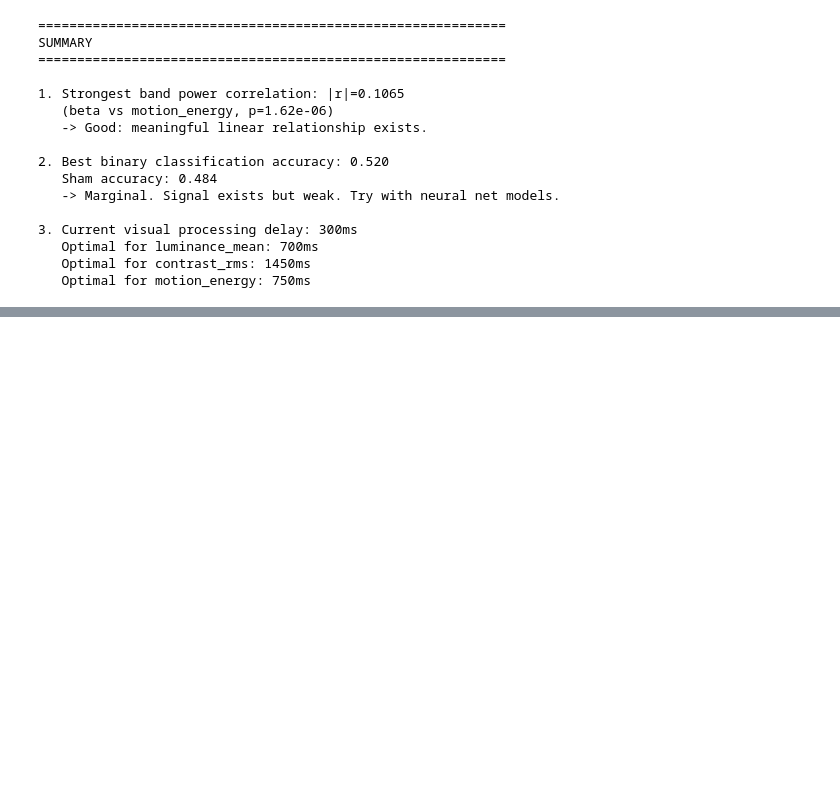
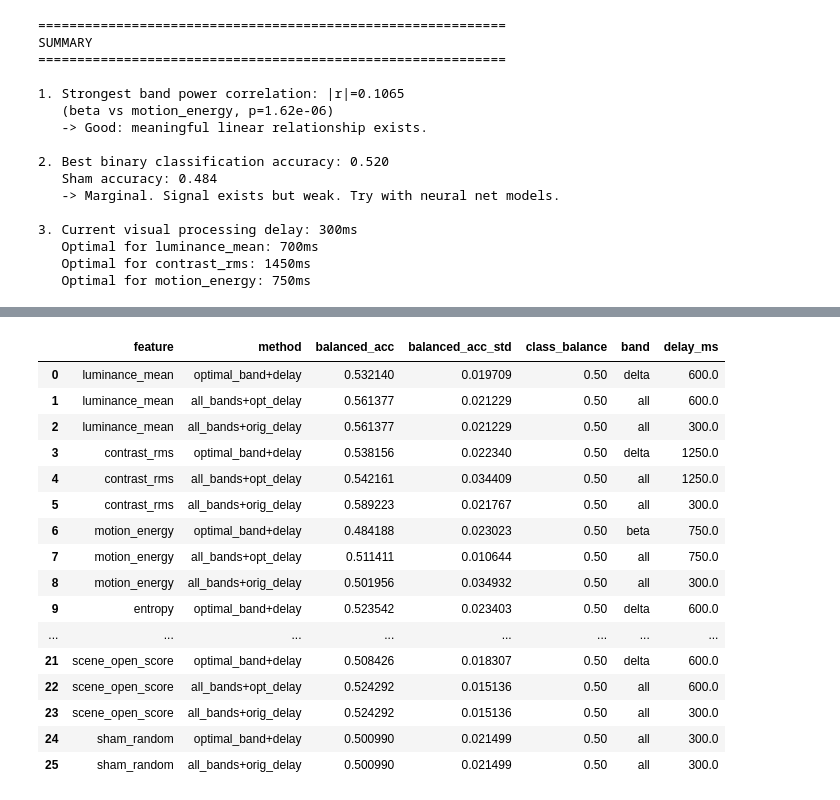
Before and after one commit to dungscout96/eb_jepa_eeg, a Jupyter notebook: notebooks/explore_eeg_visual_correlation.ipynb, the cells around one changed output, grey strips where cells are left out. Drawn from its saved outputs; the diff is of its cells as text; code cells hidden in the pictures; blank space fills up the shorter version.

```diff
--- a/notebooks/explore_eeg_visual_correlation.ipynb
+++ b/notebooks/explore_eeg_visual_correlation.ipynb
@@ -706,0 +803,77 @@ SUMMARY
+# %%
+# --- Classification: Optimal single-band + optimal delay (per feature) ---
+# Using balanced_accuracy to handle class imbalance (e.g. n_faces 60/40 split)
+
+from sklearn.model_selection import StratifiedKFold
+
+cv = StratifiedKFold(n_splits=5, shuffle=True, random_state=42)
+
+opt_results = []
+all_feat_names = list(OPTIMAL_CONFIGS.keys()) + ["sham_random"]
+
+for feat_name in all_feat_names:
+    targets = opt_targets[feat_name]
+    valid = ~np.isnan(targets)
+
+    # Median split
+    median = np.median(targets[valid])
+    y_bin = (targets[valid] > median).astype(int)
+
+    balance = y_bin.mean()
+    if balance < 0.1 or balance > 0.9:
+        continue
+
+    # --- Method 1: Optimal single band + optimal delay ---
+    if feat_name in opt_bp:
+        X_opt = opt_bp[feat_name][valid]  # (N_valid, n_chans) - single band
+    else:
+        X_opt = X_bp[valid]  # sham: use all bands
+
+    pipe = make_pipeline(StandardScaler(), LogisticRegression(C=1.0, max_iter=1000))
+    scores = cross_val_score(pipe, X_opt, y_bin, cv=cv, scoring="balanced_accuracy")
+    opt_results.append({
+        "feature": feat_name, "method": "optimal_band+delay",
+        "balanced_acc": scores.mean(), "balanced_acc_std": scores.std(),
+        "class_balance": f"{balance:.2f}",
+        "band": OPTIMAL_CONFIGS.get(feat_name, {}).get("band", "all"),
+        "delay_ms": OPTIMAL_CONFIGS.get(feat_name, {}).get("delay_s", current_delay) * 1000,
+    })
+
+    # --- Method 2: All bands + optimal delay ---
+    if feat_name in OPTIMAL_CONFIGS:
+        X_allband = X_bp[valid]
+        pipe2 = make_pipeline(StandardScaler(), LogisticRegression(C=1.0, max_iter=1000))
+        scores2 = cross_val_score(pipe2, X_allband, y_bin, cv=cv, scoring="balanced_accuracy")
+        opt_results.append({
+            "feature": feat_name, "method": "all_bands+opt_delay",
+            "balanced_acc": scores2.mean(), "balanced_acc_std": scores2.std(),
+            "class_balance": f"{balance:.2f}",
+            "band": "all", "delay_ms": OPTIMAL_CONFIGS[feat_name]["delay_s"] * 1000,
+        })
+
+    # --- Method 3: All bands + original delay (baseline) ---
+    if feat_name != "sham_random":
+        orig_targets = y_all.get(feat_name, targets)
+        valid_orig = ~np.isnan(orig_targets)
+        median_orig = np.median(orig_targets[valid_orig])
+        y_bin_orig = (orig_targets[valid_orig] > median_orig).astype(int)
+        balance_orig = y_bin_orig.mean()
+    else:
+        valid_orig = valid
+        y_bin_orig = y_bin
+        balance_orig = balance
+
+    X_orig = X_bp[valid_orig]
+    pipe3 = make_pipeline(StandardScaler(), LogisticRegression(C=1.0, max_iter=1000))
+    scores3 = cross_val_score(pipe3, X_orig, y_bin_orig, cv=cv, scoring="balanced_accuracy")
+    opt_results.append({
+        "feature": feat_name, "method": "all_bands+orig_delay",
+        "balanced_acc": scores3.mean(), "balanced_acc_std": scores3.std(),
+        "class_balance": f"{balance_orig:.2f}",
+        "band": "all", "delay_ms": current_delay * 1000,
+    })
+
+opt_df = pd.DataFrame(opt_results)
+print("Classification results (5-fold stratified CV, balanced accuracy):")
+opt_df
+# %% [output]
@@ -706,0 +881,17 @@ SUMMARY
+|  | feature | method | balanced_acc | balanced_acc_std | class_balance | band | delay_ms |
+| 0 | luminance_mean | optimal_band+delay | 0.532140 | 0.019709 | 0.50 | delta | 600.0 |
+| 1 | luminance_mean | all_bands+opt_delay | 0.561377 | 0.021229 | 0.50 | all | 600.0 |
+| 2 | luminance_mean | all_bands+orig_delay | 0.561377 | 0.021229 | 0.50 | all | 300.0 |
+| 3 | contrast_rms | optimal_band+delay | 0.538156 | 0.022340 | 0.50 | delta | 1250.0 |
+| 4 | contrast_rms | all_bands+opt_delay | 0.542161 | 0.034409 | 0.50 | all | 1250.0 |
+| 5 | contrast_rms | all_bands+orig_delay | 0.589223 | 0.021767 | 0.50 | all | 300.0 |
+| 6 | motion_energy | optimal_band+delay | 0.484188 | 0.023023 | 0.50 | beta | 750.0 |
+| 7 | motion_energy | all_bands+opt_delay | 0.511411 | 0.010644 | 0.50 | all | 750.0 |
+| 8 | motion_energy | all_bands+orig_delay | 0.501956 | 0.034932 | 0.50 | all | 300.0 |
+| 9 | entropy | optimal_band+delay | 0.523542 | 0.023403 | 0.50 | delta | 600.0 |
+| ... | ... | ... | ... | ... | ... | ... | ... |
+| 21 | scene_open_score | optimal_band+delay | 0.508426 | 0.018307 | 0.50 | delta | 600.0 |
+| 22 | scene_open_score | all_bands+opt_delay | 0.524292 | 0.015136 | 0.50 | all | 600.0 |
+| 23 | scene_open_score | all_bands+orig_delay | 0.524292 | 0.015136 | 0.50 | all | 300.0 |
+| 24 | sham_random | optimal_band+delay | 0.500990 | 0.021499 | 0.50 | all | 300.0 |
+| 25 | sham_random | all_bands+orig_delay | 0.500990 | 0.021499 | 0.50 | all | 300.0 |
```
Also changed, not shown: parts of 8 cells of this notebook, 22 other files.
